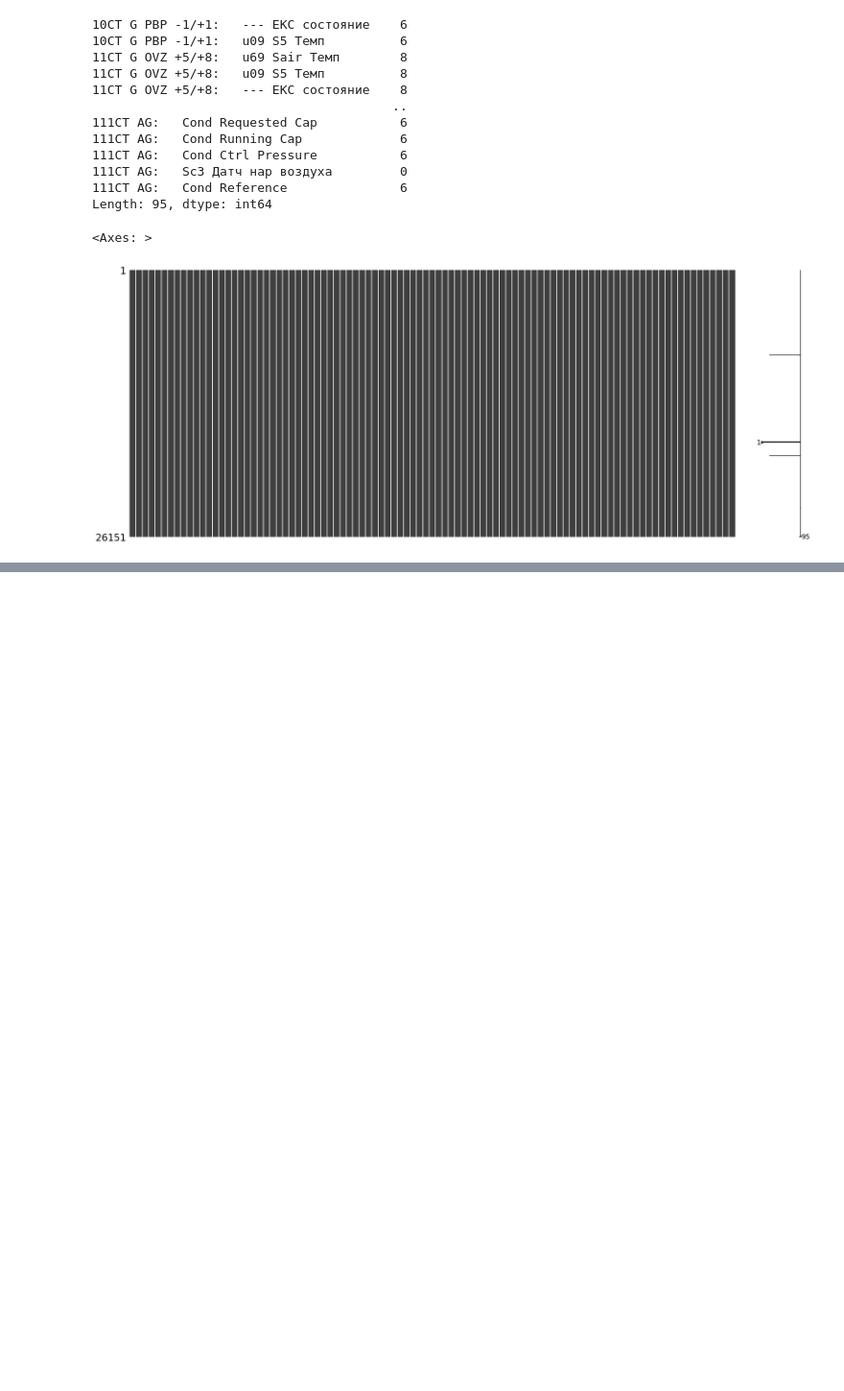
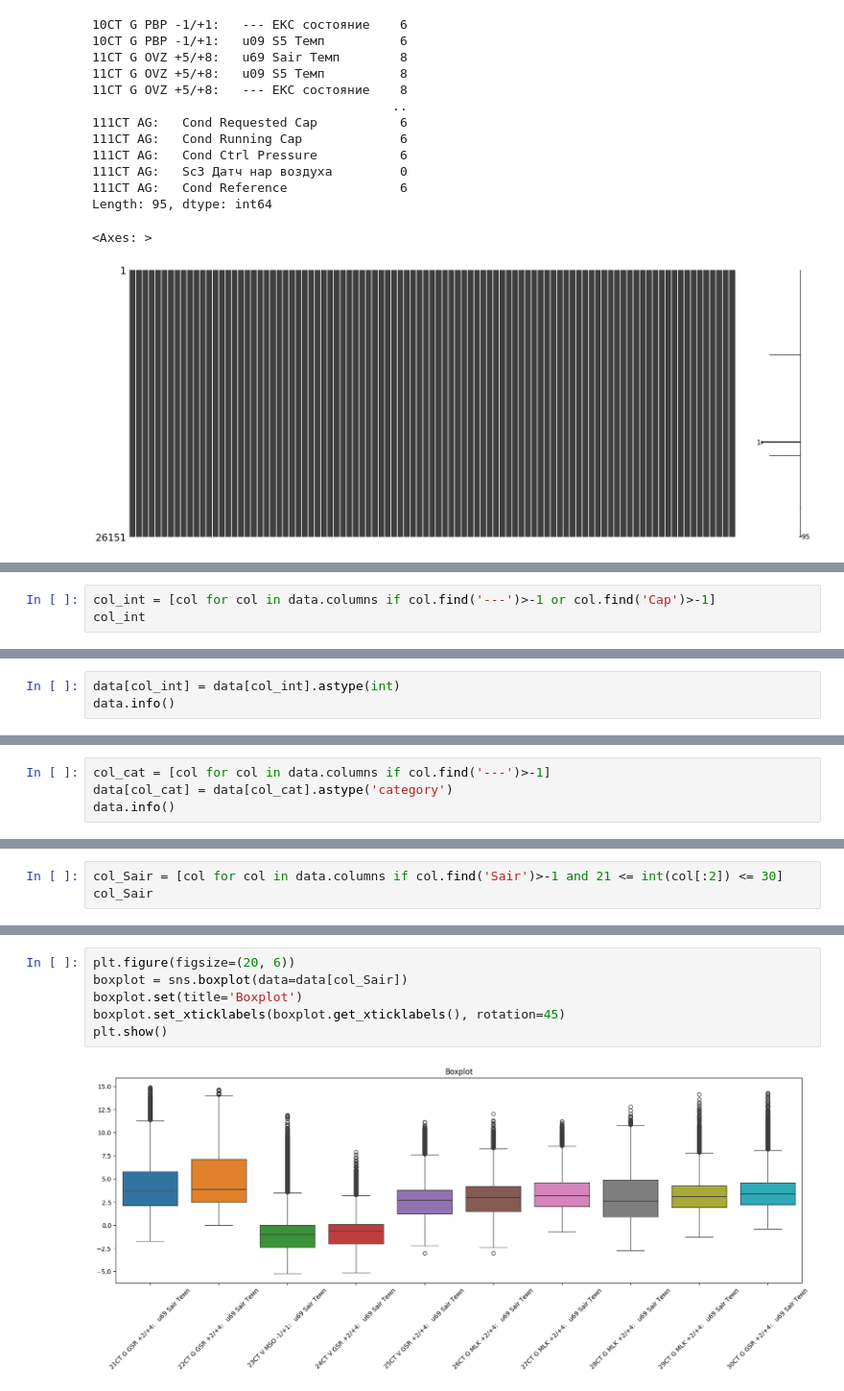
Before and after one commit to Lil-Poha/analise_data, a Jupyter notebook: 2_task/task2.ipynb, the cells around one changed output, grey strips where cells are left out. Shown at 96% size. Saved outputs shown, nothing was run; the diff lists cells and outputs as text; blank space fills up the shorter version.

```diff
--- a/2_task/task2.ipynb
+++ b/2_task/task2.ipynb
@@ -127,0 +166,3 @@ Length: 95, dtype: int64
+# %%
+col_int = [col for col in data.columns if col.find('---')>-1 or col.find('Cap')>-1]
+col_int
@@ -127,0 +187,3 @@ Length: 95, dtype: int64
+# %%
+data[col_int] = data[col_int].astype(int)
+data.info()
@@ -127,0 +208,4 @@ Length: 95, dtype: int64
+# %%
+col_cat = [col for col in data.columns if col.find('---')>-1]
+data[col_cat] = data[col_cat].astype('category')
+data.info()
@@ -127,0 +232,3 @@ Length: 95, dtype: int64
+# %%
+col_Sair = [col for col in data.columns if col.find('Sair')>-1 and 21 <= int(col[:2]) <= 30]
+col_Sair
@@ -127,0 +246,8 @@ Length: 95, dtype: int64
+# %%
+plt.figure(figsize=(20, 6))
+boxplot = sns.boxplot(data=data[col_Sair])
+boxplot.set(title='Boxplot')
+boxplot.set_xticklabels(boxplot.get_xticklabels(), rotation=45)
+plt.show()
+# %% [output]
+[figure, added]
```
Also changed, not shown: parts of 36 cells of this notebook.
